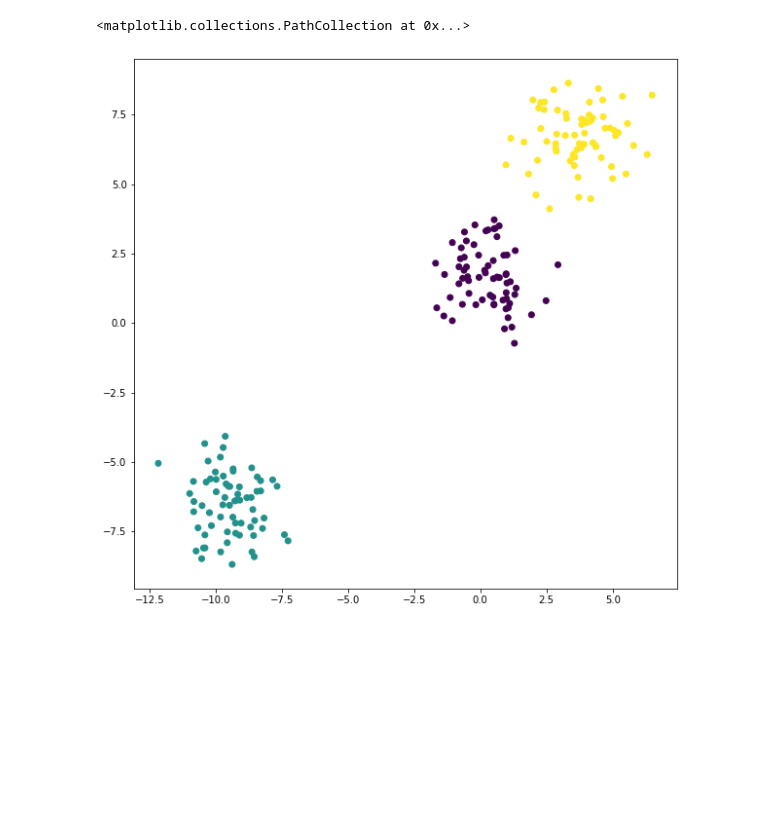
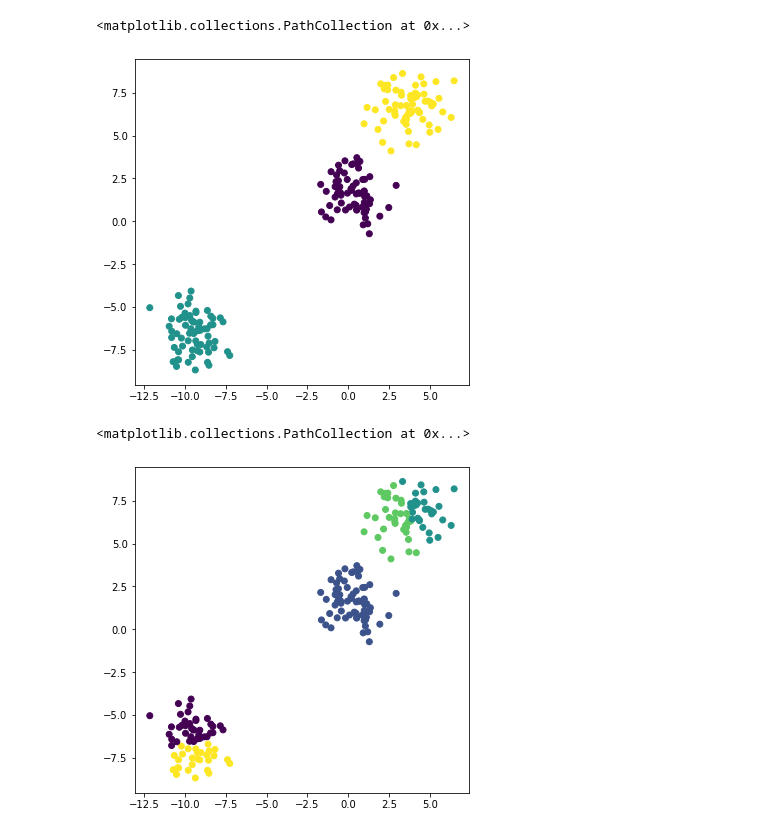
Before and after one commit to RohitKonge/Computer-Programming-Notes, a Jupyter notebook: Python/ML_Jupyter_Notbooks/K-Means-Clustering.ipynb, the cells around one changed output. Drawn from its saved outputs; the diff is of its cells as text; code cells hidden in the pictures; blank space fills up the shorter version.

```diff
--- a/Python/ML_Jupyter_Notbooks/K-Means-Clustering.ipynb
+++ b/Python/ML_Jupyter_Notbooks/K-Means-Clustering.ipynb
@@ -4,15 +4,22 @@ import numpy as np, pandas as pd, seaborn as sns, matplotlib.pyplot as plt
 # %%
 from sklearn.datasets import make_blobs
 data = make_blobs(n_samples= 200, n_features=2, random_state=101)
 x = data[0][:,0]
 y = data[0][:,1]
-plt.figure(figsize=(10,10))
+plt.figure(figsize=(6,6))
 plt.scatter(x,y,c = data[1])
 # %% [output]
 <matplotlib.collections.PathCollection at 0x...>
-[figure, old version]
+[figure, new version]
 # %%
 from sklearn.cluster import KMeans
-clust = KMeans(n_clusters = 2)
+clust = KMeans(n_clusters = 5)
 clust_fit = clust.fit(data[0])
-cl
+
+x = data[0][:,0]
+y = data[0][:,1]
+plt.figure(figsize=(6,6))
+plt.scatter(x,y,c = clust_fit.labels_)
+# %% [output]
+<matplotlib.collections.PathCollection at 0x...>
+[figure, added]
```
Also changed, not shown: 2 other files.
